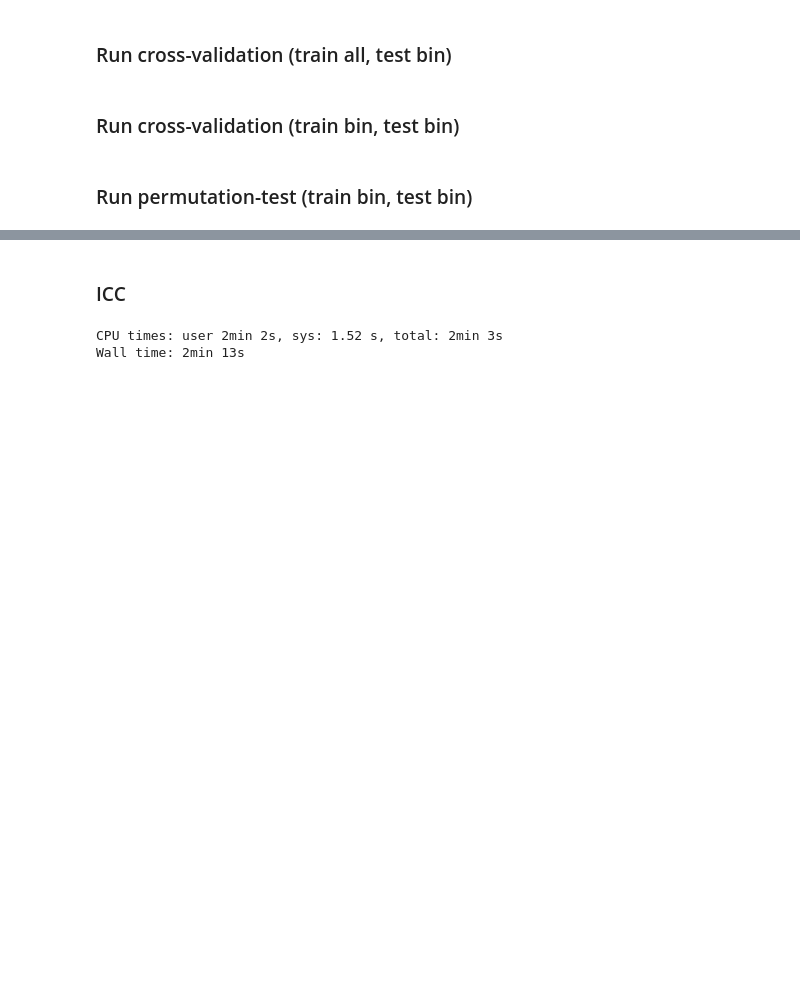
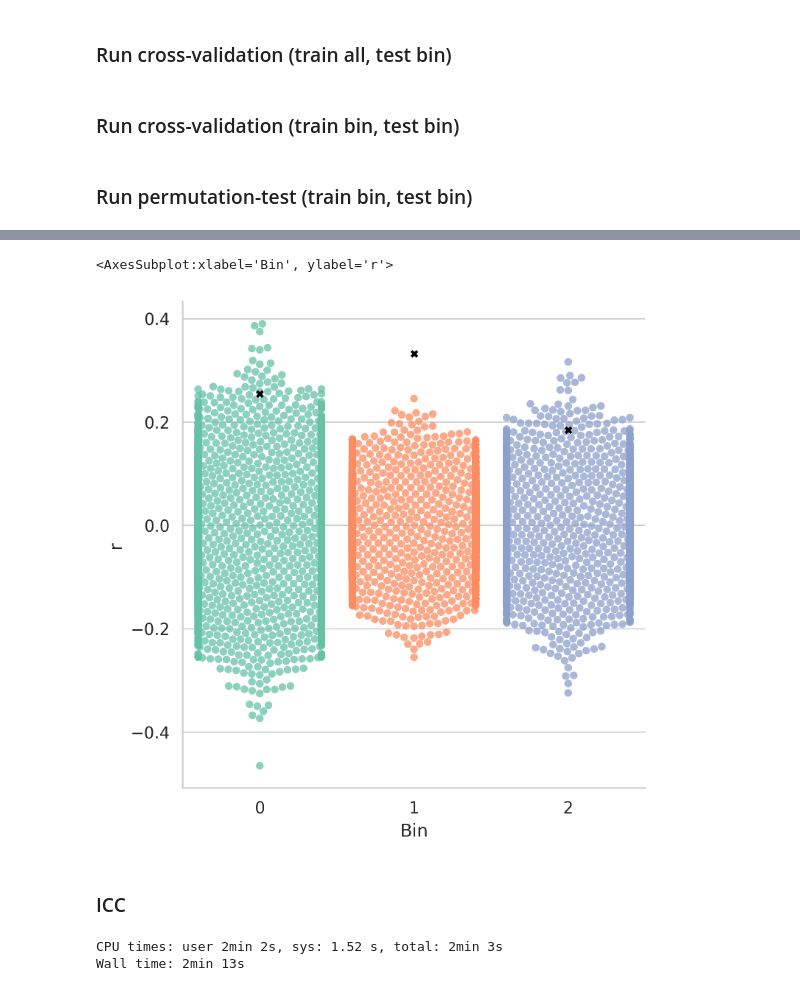
Before and after one commit to Brian-Pho/MSc_Research-Project, a Jupyter notebook: src/Models/Cross Prediction/Age.ipynb, the cells around one changed output, grey strips where cells are left out. Saved outputs shown, nothing was run; the diff lists cells and outputs as text; code cells hidden in the pictures; blank space fills up the shorter version.

```diff
--- a/src/Models/Cross Prediction/Age.ipynb
+++ b/src/Models/Cross Prediction/Age.ipynb
@@ -80,7 +80,7 @@ bin_labels = ['Bin 1', 'Bin 2', 'Bin 3']
 
 pipe = make_pipeline(StandardScaler(), Ridge(alpha=bin_alphas[0]))
 
-n_perm = 10
+n_perm = 500
 results = custom_permutation_test_score(
 #     pipe, bin_2, bin_1, bin_3, bin_2_cv, bin_1_cv, bin_3_cv, n_perm, unimetric_scorer)
     pipe, bin_1, bin_2, bin_3, bin_1_cv, bin_2_cv, bin_3_cv, n_perm, unimetric_scorer)
@@ -135,3 +115,17 @@ sns.pointplot(x='Bin', y='r',data=data, dodge=.8 - .8 / 3,
+# %%
+data = pd.melt(pd.DataFrame(results[1]).T, var_name='Bin', value_name='r')
+data['Bin'] = data['Bin'] + 1
+
+data_2 = pd.melt(pd.DataFrame(results[0]).T, var_name='Bin', value_name='r')
+
+# display(data_2)
+
+# Show each observation with a scatterplot
+g = sns.catplot(x='Bin', y='r', data=data, kind="swarm", palette="Set2", alpha=.75)
+sns.swarmplot(x='Bin', y='r', data=data_2, ax=g.ax, color='black', alpha=1, marker='X')
+# %% [output]
+<AxesSubplot:xlabel='Bin', ylabel='r'>
+[figure, added]
 # %%
 bin_1_coefs = coefs.copy()
 # %%
```
Also changed, not shown: parts of 7 cells of this notebook, 3 other files.
